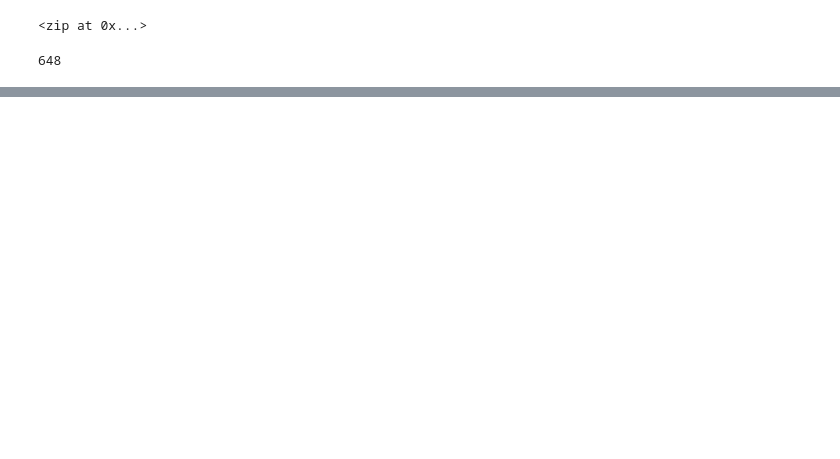
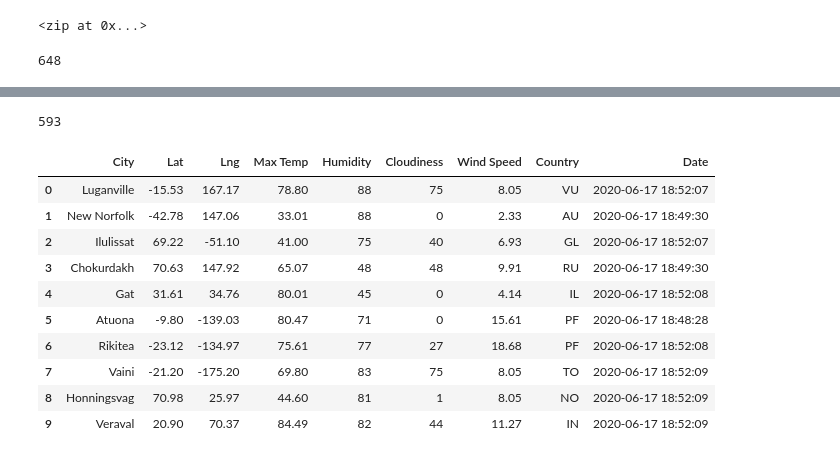
Before and after one commit to meiiscrazy/World_Weather_Analysis, a Jupyter notebook: WeatherPy.ipynb, the cells around one changed output, grey strips where cells are left out. Cells and saved outputs as stored; diff of their text form; code cells hidden in the pictures; blank space fills up the shorter version.

```diff
--- a/WeatherPy.ipynb
+++ b/WeatherPy.ipynb
@@ -32,0 +39,4 @@ len(cities)
+# %%
+# Starting URL for Weather Map API Call.
+url = "http://api.openweathermap.org/data/2.5/weather?units=imperial&appid=" + weather_api_key
+print(url)
@@ -32,0 +136,20 @@ len(cities)
+# %%
+print(len(city_data))
+# %% [output]
+593
+# %%
+# Convert the array of dictionaries to a Pandas DataFrame.
+city_data_df = pd.DataFrame(city_data)
+city_data_df.head(10)
+# %% [output]
+|  | City | Lat | Lng | Max Temp | Humidity | Cloudiness | Wind Speed | Country | Date |
+| 0 | Luganville | -15.53 | 167.17 | 78.80 | 88 | 75 | 8.05 | VU | 2020-06-17 18:52:07 |
+| 1 | New Norfolk | -42.78 | 147.06 | 33.01 | 88 | 0 | 2.33 | AU | 2020-06-17 18:49:30 |
+| 2 | Ilulissat | 69.22 | -51.10 | 41.00 | 75 | 40 | 6.93 | GL | 2020-06-17 18:52:07 |
+| 3 | Chokurdakh | 70.63 | 147.92 | 65.07 | 48 | 48 | 9.91 | RU | 2020-06-17 18:49:30 |
+| 4 | Gat | 31.61 | 34.76 | 80.01 | 45 | 0 | 4.14 | IL | 2020-06-17 18:52:08 |
+| 5 | Atuona | -9.80 | -139.03 | 80.47 | 71 | 0 | 15.61 | PF | 2020-06-17 18:48:28 |
+| 6 | Rikitea | -23.12 | -134.97 | 75.61 | 77 | 27 | 18.68 | PF | 2020-06-17 18:52:08 |
+| 7 | Vaini | -21.20 | -175.20 | 69.80 | 83 | 75 | 8.05 | TO | 2020-06-17 18:52:09 |
+| 8 | Honningsvag | 70.98 | 25.97 | 44.60 | 81 | 1 | 8.05 | NO | 2020-06-17 18:52:09 |
+| 9 | Veraval | 20.90 | 70.37 | 84.49 | 82 | 44 | 11.27 | IN | 2020-06-17 18:52:09 |
```
Also changed, not shown: parts of 5 cells of this notebook, 6 other files.
